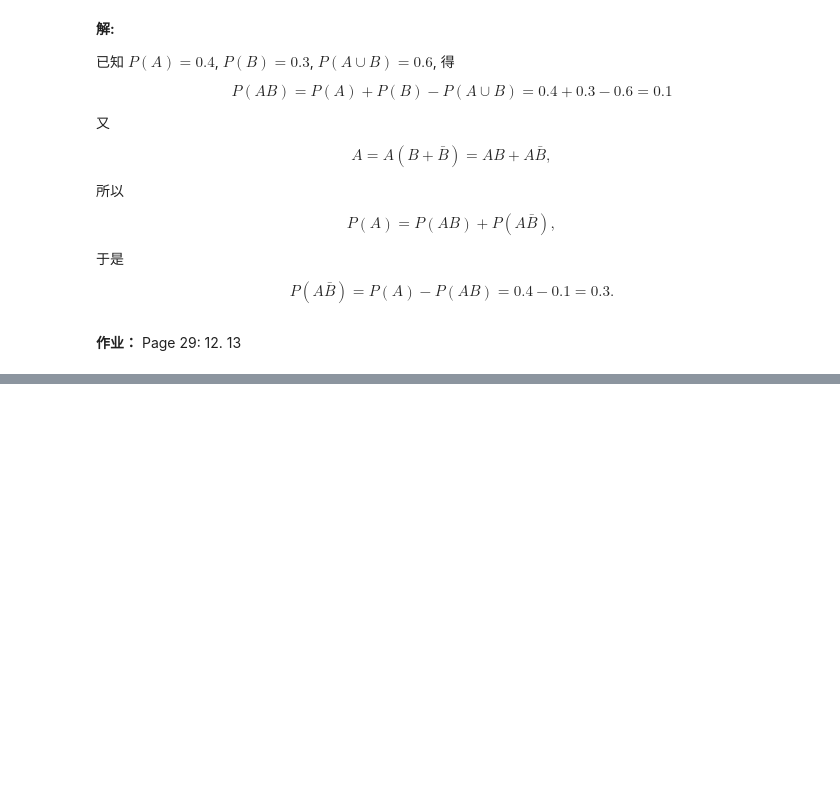
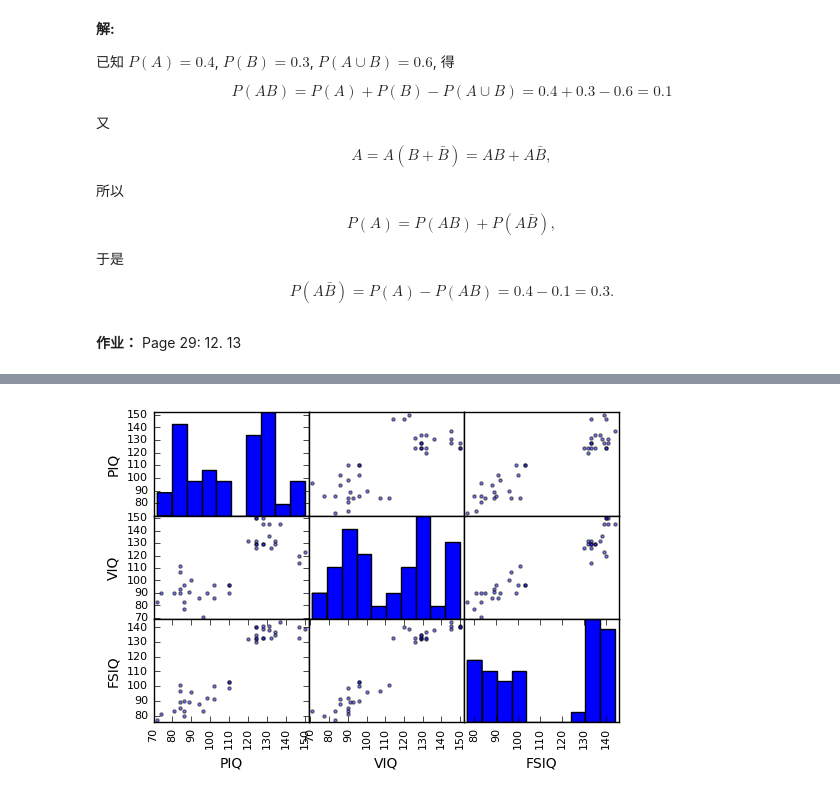
Before and after one commit to xuming0629/probability-statistics, a Jupyter notebook: 1.5.ipynb, the cells around one changed output, grey strips where cells are left out. Saved outputs shown, nothing was run; the diff lists cells and outputs as text; code cells hidden in the pictures; blank space fills up the shorter version.

```diff
--- a/1.5.ipynb
+++ b/1.5.ipynb
@@ -240,0 +308,5 @@ Page 29: 12. 13
+# %%
+plotting.scatter_matrix(data[['PIQ', 'VIQ', 'FSIQ']])
+plt.show()
+# %% [output]
+[figure, added]
```
Also changed, not shown: parts of 5 cells of this notebook, 1 other file.
